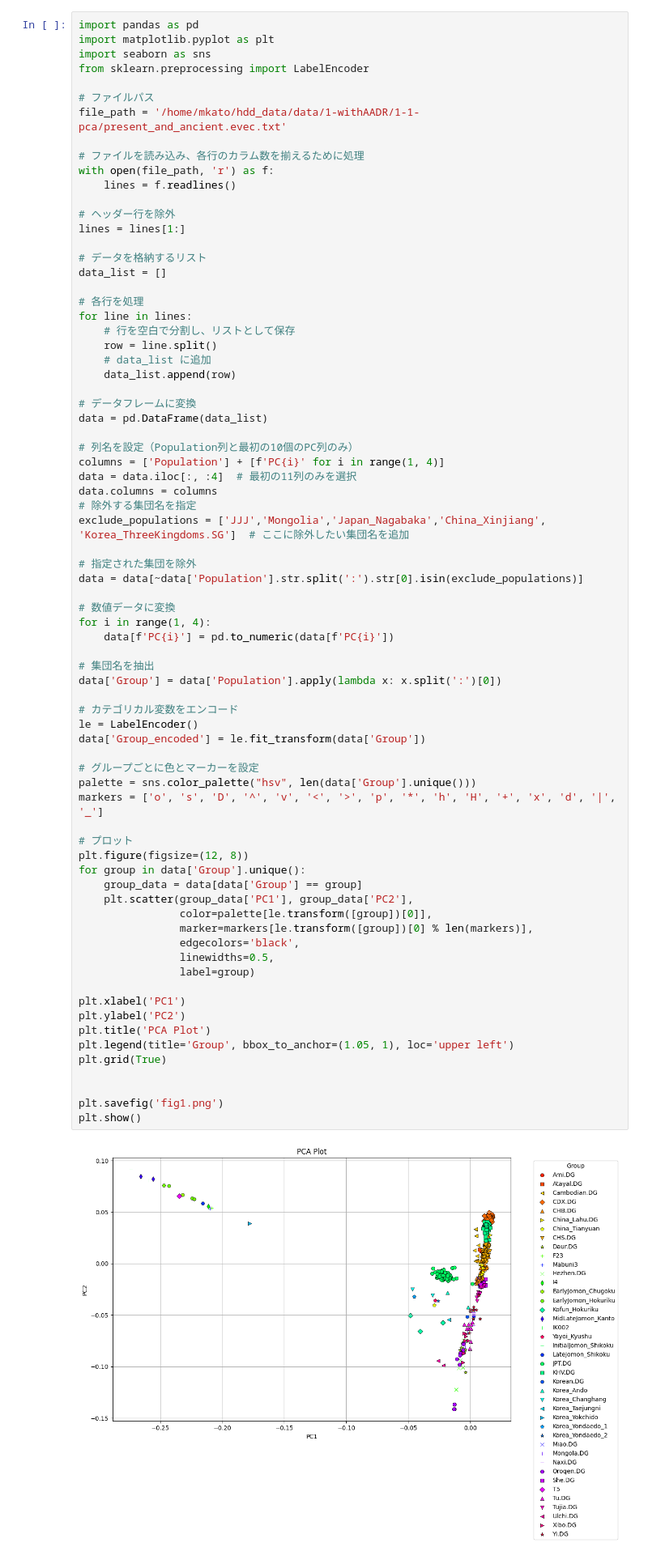
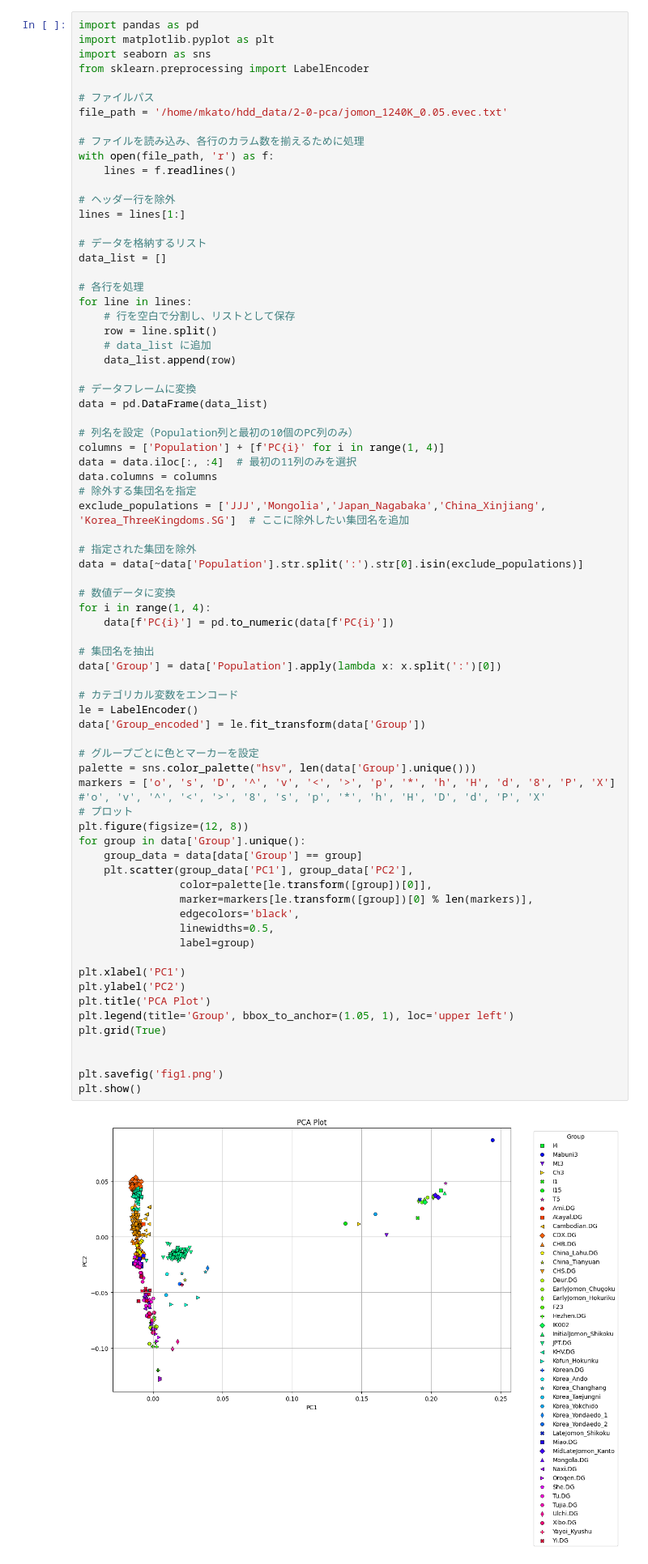
Before and after one commit to humgendiv/mkato-jomon, a Jupyter notebook: 1-AADR/1-0-pca/2-present_and_ancient.ipynb, the cells around one changed output. Shown at 81% size. Drawn from its saved outputs; the diff is of its cells as text.

```diff
--- a/1-AADR/1-0-pca/2-present_and_ancient.ipynb
+++ b/1-AADR/1-0-pca/2-present_and_ancient.ipynb
@@ -5,7 +5,7 @@ import seaborn as sns
 from sklearn.preprocessing import LabelEncoder
 
 # ファイルパス
-file_path = '/home/mkato/hdd_data/data/1-withAADR/1-1-pca/present_and_ancient.evec.txt'
+file_path = '/home/mkato/hdd_data/2-0-pca/jomon_1240K_0.05.evec.txt'
 
 # ファイルを読み込み、各行のカラム数を揃えるために処理
 with open(file_path, 'r') as f:
@@ -44,34 +44,34 @@ for i in range(1, 4):
 # 集団名を抽出
 data['Group'] = data['Population'].apply(lambda x: x.split(':')[0])
 
 # カテゴリカル変数をエンコード
 le = LabelEncoder()
 data['Group_encoded'] = le.fit_transform(data['Group'])
 
 # グループごとに色とマーカーを設定
 palette = sns.color_palette("hsv", len(data['Group'].unique()))
-markers = ['o', 's', 'D', '^', 'v', '<', '>', 'p', '*', 'h', 'H', '+', 'x', 'd', '|', '_']
-
+markers = ['o', 's', 'D', '^', 'v', '<', '>', 'p', '*', 'h', 'H', 'd', '8', 'P', 'X']
+#'o', 'v', '^', '<', '>', '8', 's', 'p', '*', 'h', 'H', 'D', 'd', 'P', 'X'
 # プロット
 plt.figure(figsize=(12, 8))
 for group in data['Group'].unique():
     group_data = data[data['Group'] == group]
     plt.scatter(group_data['PC1'], group_data['PC2'],
                 color=palette[le.transform([group])[0]],
                 marker=markers[le.transform([group])[0] % len(markers)],
                 edgecolors='black',
                 linewidths=0.5,
                 label=group)
 
 plt.xlabel('PC1')
 plt.ylabel('PC2')
 plt.title('PCA Plot')
 plt.legend(title='Group', bbox_to_anchor=(1.05, 1), loc='upper left')
 plt.grid(True)
 
 
 plt.savefig('fig1.png')
 plt.show()
 # %% [output]
-[figure, old version]
+[figure, new version]
 # %%
```
Also changed, not shown: parts of 1 cell of this notebook, 2 other files.
